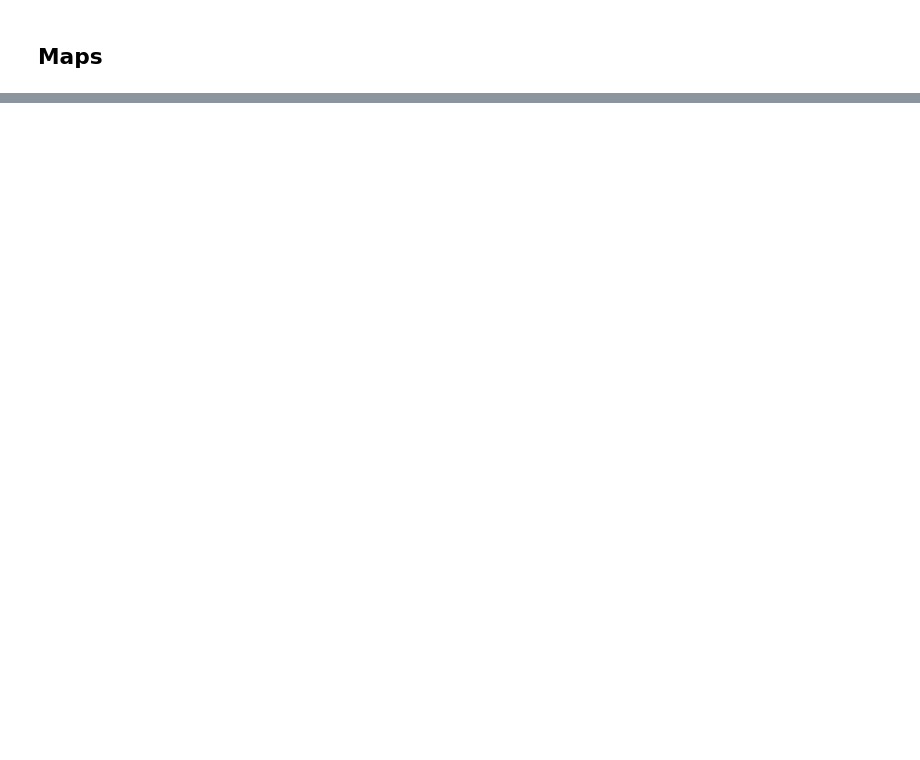
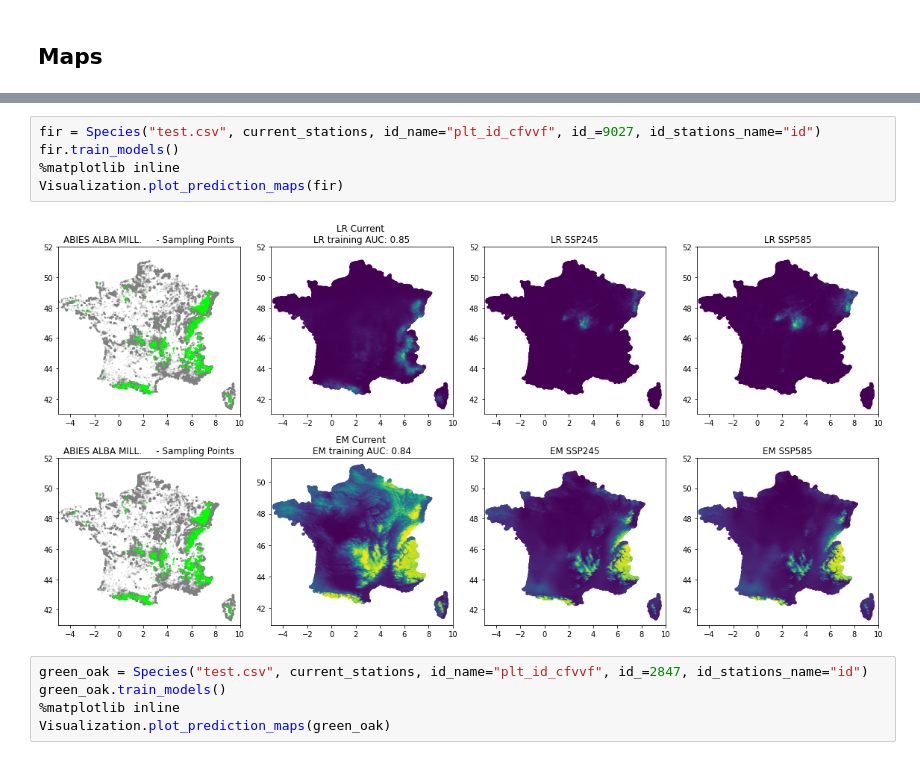
Before and after one commit to XavierMinesParis/SDM, a Jupyter notebook: la_vigotte.ipynb, the cells around one changed output, grey strips where cells are left out. Drawn from its saved outputs; the diff is of its cells as text; blank space fills up the shorter version.

```diff
--- a/la_vigotte.ipynb
+++ b/la_vigotte.ipynb
@@ -343,0 +171,12 @@ Visualization.plot_prediction_maps(spruce, arbutus)
+# %%
+fir = Species("test.csv", current_stations, id_name="plt_id_cfvvf", id_=9027, id_stations_name="id")
+fir.train_models()
+%matplotlib inline
+Visualization.plot_prediction_maps(fir)
+# %% [output]
+[figure, added]
+# %%
+green_oak = Species("test.csv", current_stations, id_name="plt_id_cfvvf", id_=2847, id_stations_name="id")
+green_oak.train_models()
+%matplotlib inline
+Visualization.plot_prediction_maps(green_oak)
```
Also changed, not shown: parts of 22 cells of this notebook, 11 other files.
